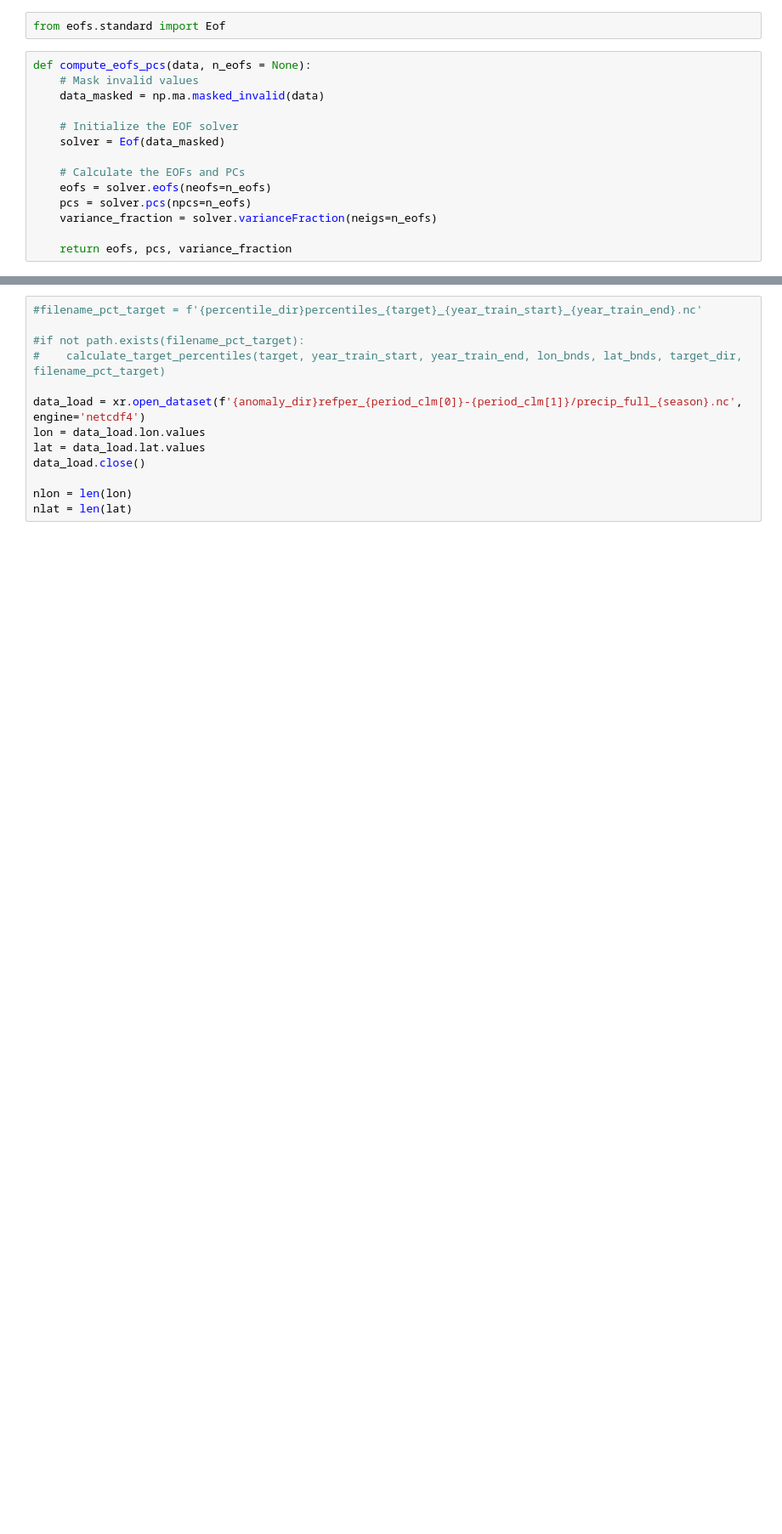
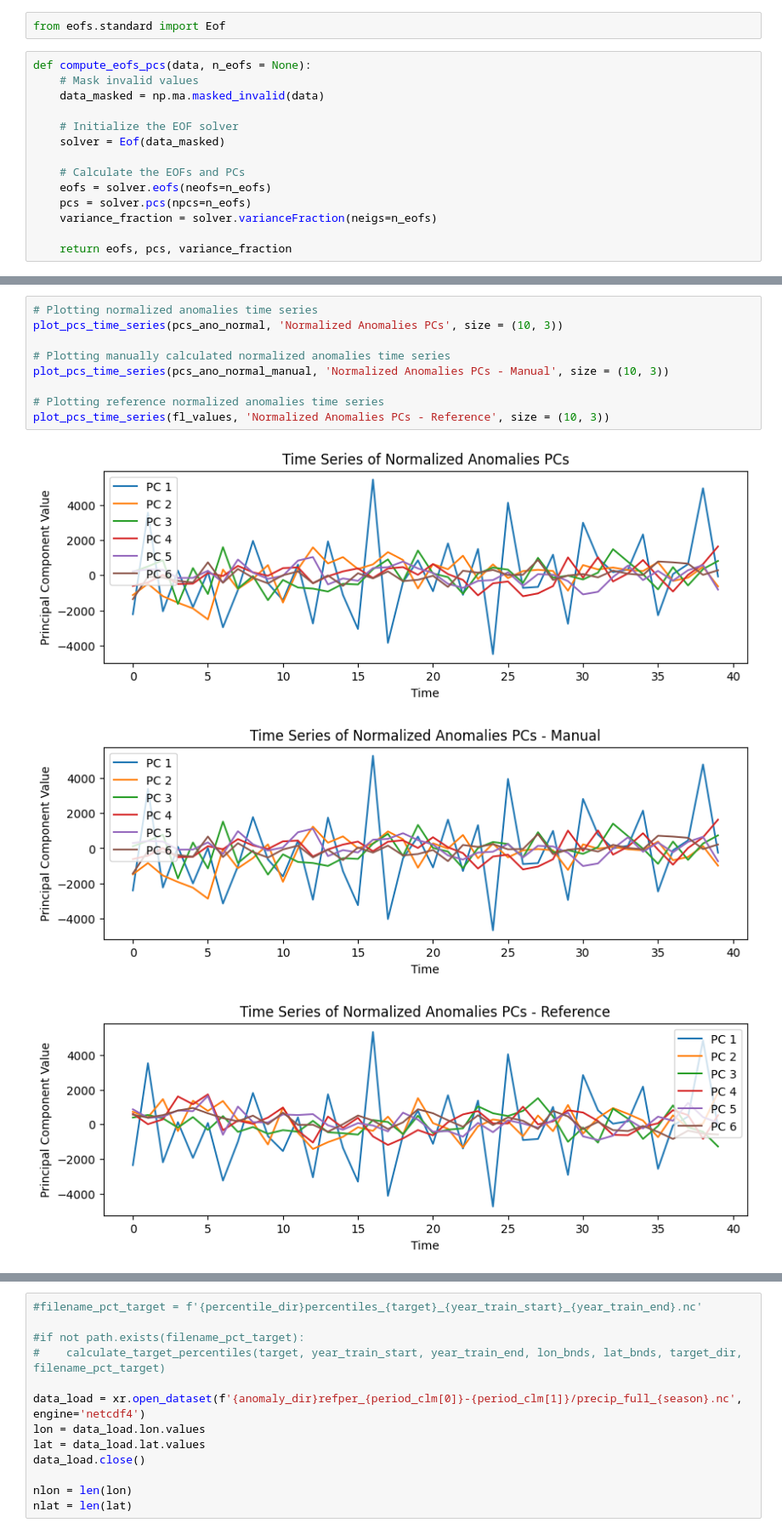
Before and after one commit to SeasonalForecastingEngine/CONFER-WP3, a Jupyter notebook: notebooks/lasso_fcst_example.ipynb, the cells around one changed output, grey strips where cells are left out. Shown at 85% size. Cells and saved outputs as stored; diff of their text form; blank space fills up the shorter version.

```diff
--- a/notebooks/lasso_fcst_example.ipynb
+++ b/notebooks/lasso_fcst_example.ipynb
@@ -495,0 +525,13 @@ plot_pcs_time_series(pcs_ano_normal, 'Normalized Anomalies PCs')
+# %%
+# Plotting normalized anomalies time series
+plot_pcs_time_series(pcs_ano_normal, 'Normalized Anomalies PCs', size = (10, 3))
+
+# Plotting manually calculated normalized anomalies time series
+plot_pcs_time_series(pcs_ano_normal_manual, 'Normalized Anomalies PCs - Manual', size = (10, 3))
+
+# Plotting reference normalized anomalies time series
+plot_pcs_time_series(fl_values, 'Normalized Anomalies PCs - Reference', size = (10, 3))
+# %% [output]
+[figure, added]
+[figure, added]
+[figure, added]
```
Also changed, not shown: parts of 38 cells of this notebook, 3 other files.
